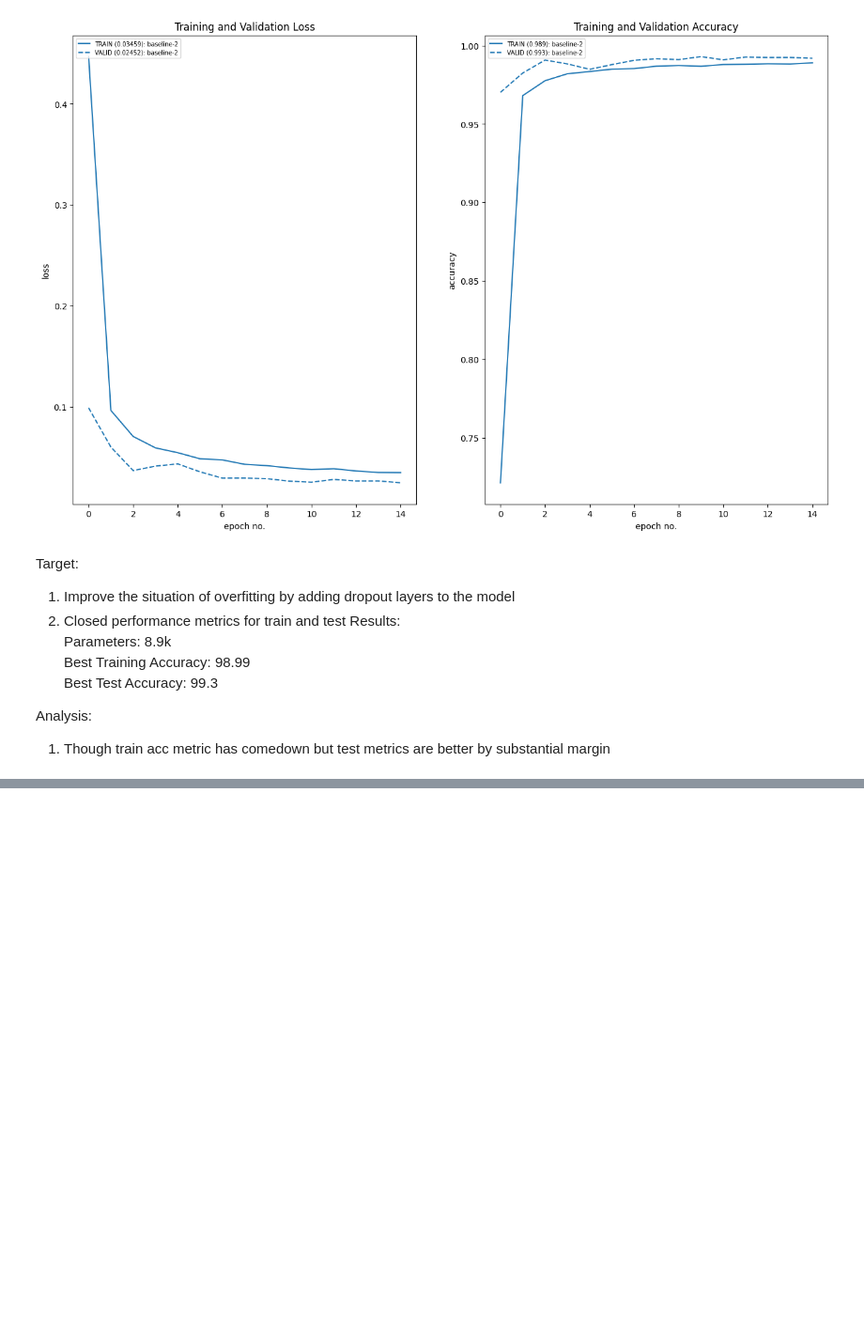
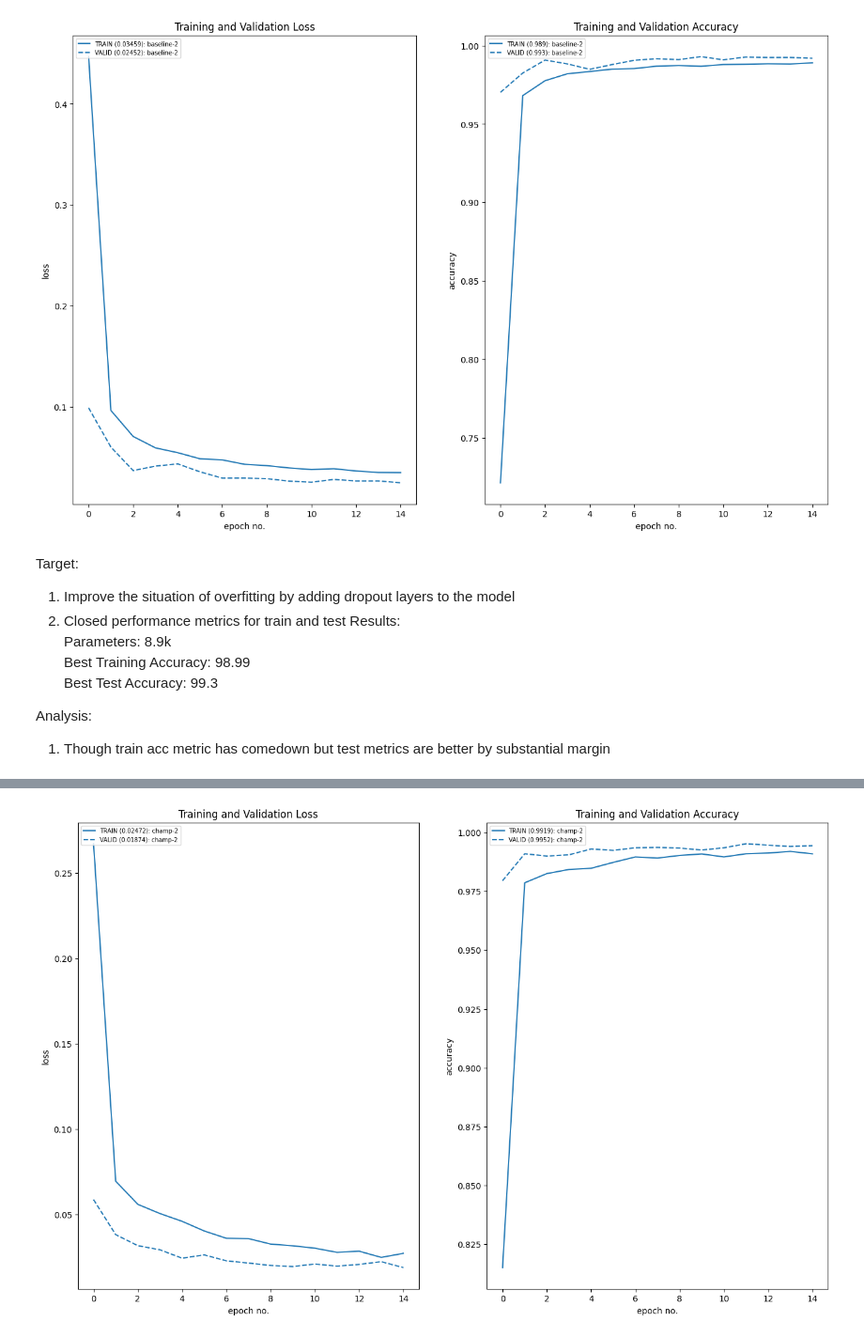
Before and after one commit to soutrik71/School_of_AI_ERA, a Jupyter notebook: session7/Session7Final.ipynb, the cells around one changed output, grey strips where cells are left out. Shown at 94% size. Saved outputs shown, nothing was run; the diff lists cells and outputs as text; code cells hidden in the pictures; blank space fills up the shorter version.

```diff
--- a/session7/Session7Final.ipynb
+++ b/session7/Session7Final.ipynb
@@ -646,0 +896,4 @@ b
+# %%
+# New Model Instance
+baseline_model_3_new = Mnist_Baseline_Dropout_GAP(in_channels=1,hidden_units=12,out_channels=10).to(device)
+summary(baseline_model_3_new, input_size=(1, 28, 28))
@@ -646,0 +918,22 @@ b
+# %%
+# driver setup----
+# optmizer
+optimizer = optim.Adam(baseline_model_3_new.parameters(), lr=1e-2)
+# loss
+criterion = nn.CrossEntropyLoss()
+# metric
+metric = MulticlassAccuracy(device = device, num_classes=10)
+# LR Scheduler - Exponential
+lr_scheduler = ExponentialLR(optimizer, gamma = 0.83) # lr_t = lr_t-1 * gamma
+# %%
+train_losses = []
+train_metrics = []
+test_losses = []
+test_metrics = []
+
+for epoch in range(0,epochs):
+  print(f'Epoch {epoch}')
+  train_losses, train_metrics = train_module(baseline_model_3_new, device, train_loader, optimizer, criterion, metric, train_losses, train_metrics)
+  test_losses , test_metrics = test_module(baseline_model_3_new, device, test_loader, criterion, metric, test_losses, test_metrics)
+  lr_scheduler.step() # lr scheduler stepping
+  print(f"For next epoch {lr_scheduler.get_last_lr()[0]}")
@@ -646,0 +964,12 @@ b
+# %%
+plot_loss_accuracy(train_loss= [train_losses],
+                   val_loss= [test_losses],
+                   train_acc= [train_metrics],
+                   val_acc= [test_metrics],
+                   labels=['champ-2'],
+                   colors=['blue'],
+                   loss_legend_loc='upper left',
+                   acc_legend_loc='upper left',
+                   legend_font=7)
+# %% [output]
+[figure, added]
```
Also changed, not shown: parts of 17 cells of this notebook.
